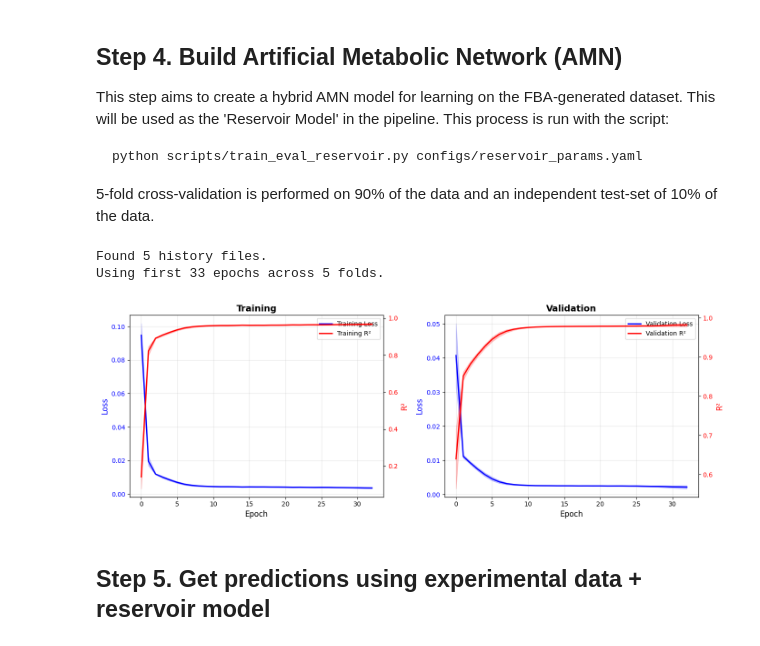
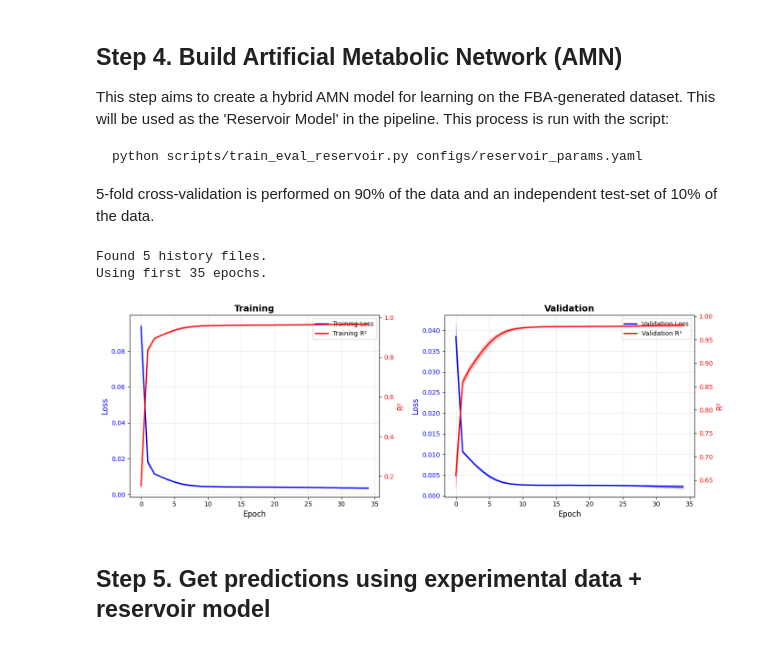
Before and after one commit to lyach/artificial-metabolic-networks, a Jupyter notebook: notebooks/Tutorial_Aida_LC.ipynb, the cells around one changed output. Drawn from its saved outputs; the diff is of its cells as text; code cells hidden in the pictures.

```diff
--- a/notebooks/Tutorial_Aida_LC.ipynb
+++ b/notebooks/Tutorial_Aida_LC.ipynb
@@ -672,12 +679,12 @@ python scripts/train_eval_reservoir.py configs/reservoir_params.yaml
 # %%
 from src.plots import plot_learning_curve
 
-result_path = PROJECT_ROOT / 'experiments/aidaying_iml1515_UB_AMN_QP/result/'
+result_path = PROJECT_ROOT / 'models/aidaying_iml1515_UB_AMN_QP/result'
 fig = plot_learning_curve(result_path)
 # %% [output]
 Found 5 history files.
-Using first 33 epochs across 5 folds.
+Using first 35 epochs.
-[figure, old version]
+[figure, new version]
 # %% [markdown]
 ## Step 5.  Get predictions using experimental data + reservoir model
 # %% [markdown]
```
Also changed, not shown: parts of 20 cells of this notebook, 2 other files.
